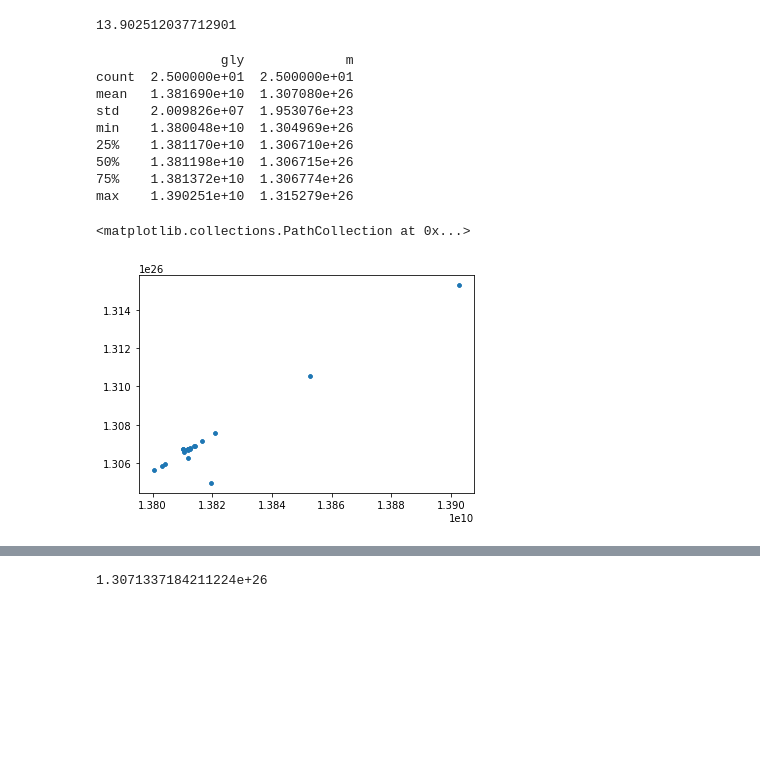
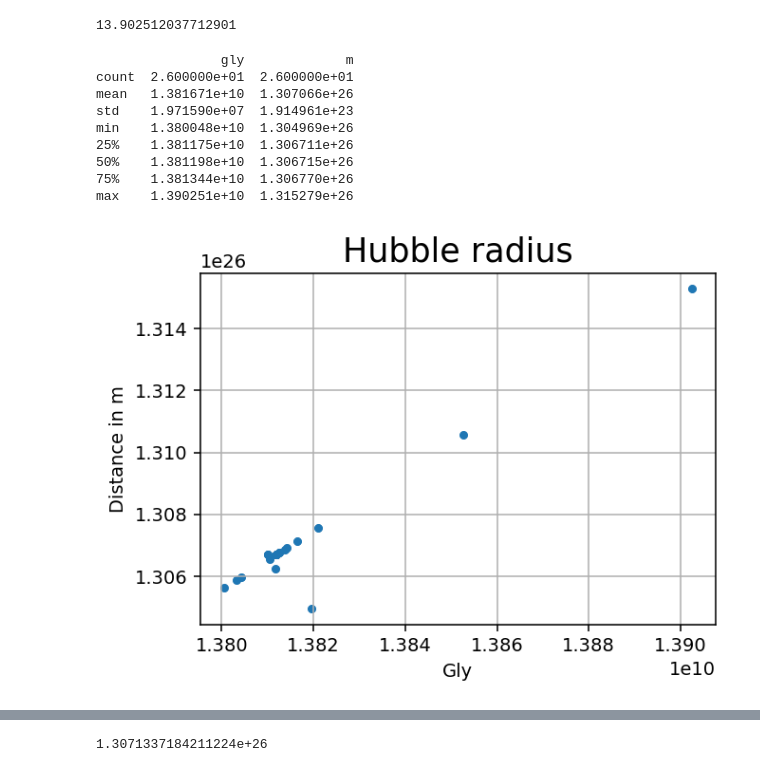
Before and after one commit to LaGuer/hubble-radius, a Jupyter notebook: hubble-radius.ipynb, the cells around one changed output, grey strips where cells are left out. Saved outputs shown, nothing was run; the diff lists cells and outputs as text; code cells hidden in the pictures; blank space fills up the shorter version.

```diff
--- a/hubble-radius.ipynb
+++ b/hubble-radius.ipynb
@@ -195,10 +199,10 @@ display.width = None
 
 #pd.set_option('display.width', 20)
 #pd.set_option('display.max_colwidth', None)
-df = pd.read_csv("hubble-table.csv", dtype = {"gly_value" : "float64","m_value" : "float64"}, skiprows = [30,31], sep = ",")
+df = pd.read_csv("hubble-table.csv", dtype = {"gly" : "float64","m" : "float64"}, skiprows = [30,31], sep = ",")
 #df1 = pd.read_csv("constant-table.csv", dtype = {" c_value" : "float64"}, skiprows = [1], sep = ",")
 
-df.head (20)
+df.head (5)
 # %% [output]
 |  | LaTeXFormula | PlainFormula | gly | m |
 | 0 | $$2\hbar^2/(G.m_e.m_p.m_n)$$ | 2*hbar**2/(G_s*m_e*m_p*m_n) | 1.380048e+10 | 1.305626e+26 |
@@ -289,21 +290,30 @@ print(df.describe())
 df.describe();
 # %% [output]
                 gly             m
-count  2.500000e+01  2.500000e+01
-mean   1.381690e+10  1.307080e+26
-std    2.009826e+07  1.953076e+23
+count  2.600000e+01  2.600000e+01
+mean   1.381671e+10  1.307066e+26
+std    1.971590e+07  1.914961e+23
 min    1.380048e+10  1.304969e+26
-25%    1.381170e+10  1.306710e+26
+25%    1.381175e+10  1.306711e+26
 50%    1.381198e+10  1.306715e+26
-75%    1.381372e+10  1.306774e+26
+75%    1.381344e+10  1.306770e+26
 max    1.390251e+10  1.315279e+26
 # %%
 #colors = np.where(df.iloc[:,[2,3]] > 300, 'r', 'k')
 #df.iloc[:,[2,3]]
+w = 5
+h = 3.5
+d = 140
+plt.figure(figsize=(w, h), dpi=d)
 plt.scatter(df.iloc[:,[2,2]], df.iloc[:,[3,3]], s=12 )
+#plt.plot(df.iloc[:,[3,3]], df.iloc[:,[2,2]], '.')
+#plt.plot(df.iloc[:,[2,2]], df.iloc[:,[3,3]], lw=3)
+plt.ylabel('Distance in m')
+plt.xlabel('Gly')
+plt.title('Hubble radius', fontsize=18, color="black")
+plt.grid()
 # %% [output]
-<matplotlib.collections.PathCollection at 0x...>
-[figure, old version]
+[figure, new version]
 # %%
 # df.plot(style=['o','rx'])
 # %%
```
Also changed, not shown: parts of 103 cells of this notebook.
